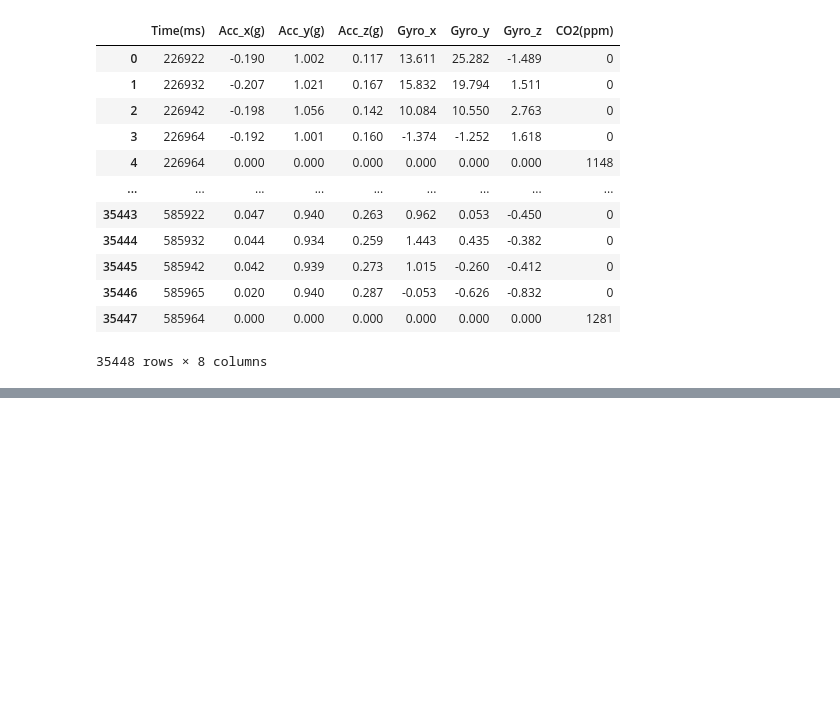
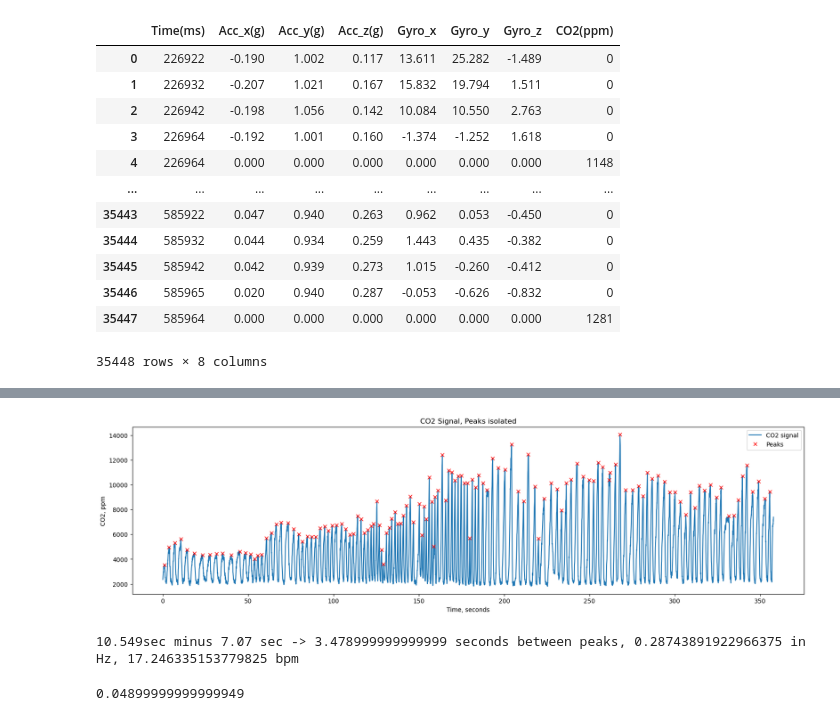
Before and after one commit to jayy-gan/fuzzy-invention, a Jupyter notebook: data-processing.ipynb, the cells around one changed output, grey strips where cells are left out. Cells and saved outputs as stored; diff of their text form; code cells hidden in the pictures; blank space fills up the shorter version.

```diff
--- a/data-processing.ipynb
+++ b/data-processing.ipynb
@@ -148,0 +254,8 @@ def find_breathing_rate(times, co2_signal):
+# %%
+blom_path = "/Users/kaanborekci/Library/CloudStorage/OneDrive-NorthwesternUniversity/BME_390-1_Phrenic_Nerve/QUARTER 3/Data Analysis Code/241203_BlomTrial_SubjectJ_PNS/blomtrial.txt"
+names = ['time',
+         'a_x',
+         'a_y',
+         'a_z',
+         'CO2']
+df_blom = txt_to_df(blom_path, names)
@@ -148,0 +308,34 @@ def find_breathing_rate(times, co2_signal):
+# %%
+#"""Plots the co2 sensor signal along with the peaks"""
+#Plotting peaks of the signals
+
+time = df_blom["time"]
+co2_signal = df_blom["CO2"]
+
+co2_peak_time, co2_peak_values = give_peaks2(time, co2_signal)
+plt.figure(figsize=(20, 5))  # Wider figure for stretched x-axis
+plt.plot(time,co2_signal, label="CO2 signal")
+plt.plot(co2_peak_time, co2_peak_values, 'rx', label='Peaks')
+plt.xlabel("Time, seconds")
+plt.ylabel("CO2, ppm")
+plt.title("CO2 Signal, Peaks isolated")
+plt.legend()
+plt.show()
+# %% [output]
+[figure, added]
+# %%
+peak_to_peak_time_diff = co2_peak_time[3]-co2_peak_time[2]
+
+breathing_frequency_Hz = 1/peak_to_peak_time_diff
+
+bpm = breathing_frequency_Hz * 60
+
+print(f"{co2_peak_time[3]}sec minus {co2_peak_time[2]} sec -> {peak_to_peak_time_diff} seconds between peaks, {breathing_frequency_Hz} in Hz, {bpm} bpm")
+# %% [output]
+10.549sec minus 7.07 sec -> 3.478999999999999 seconds between peaks, 0.28743891922966375 in Hz, 17.246335153779825 bpm
+# %%
+diff=time[400]-time[399] #0.050 seconds
+diff
+# 1/(diff)
+# %% [output]
+0.04899999999999949
```
Also changed, not shown: parts of 17 cells of this notebook.
